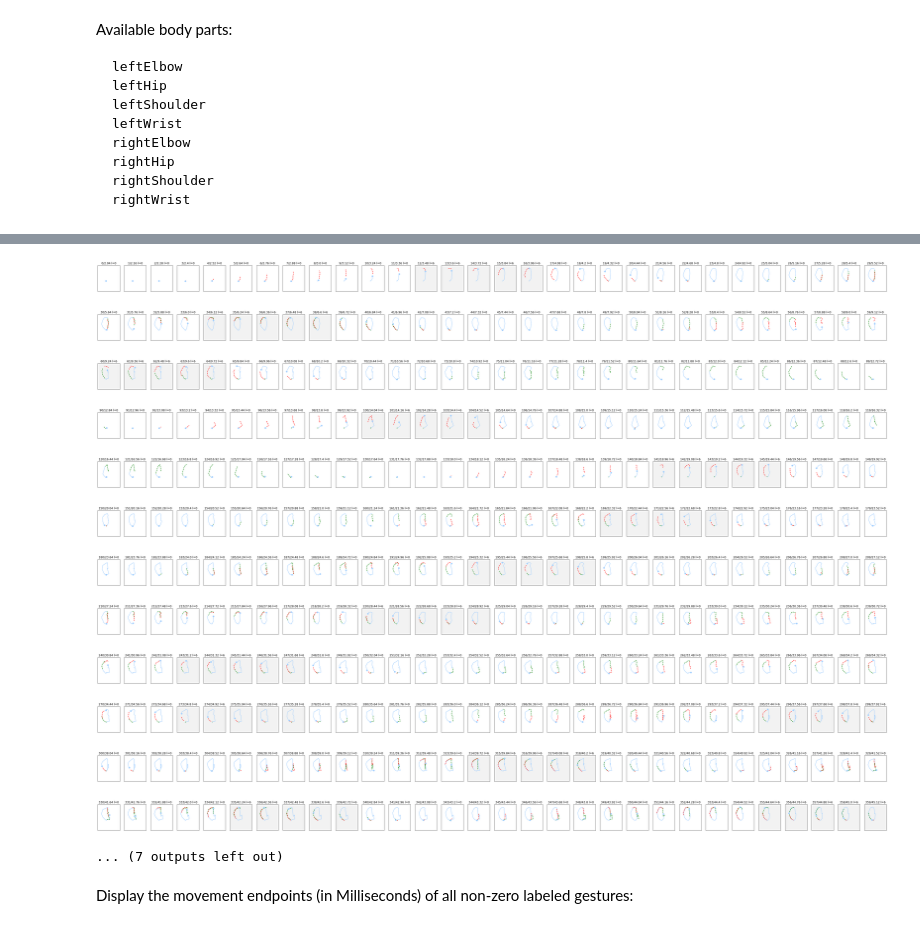
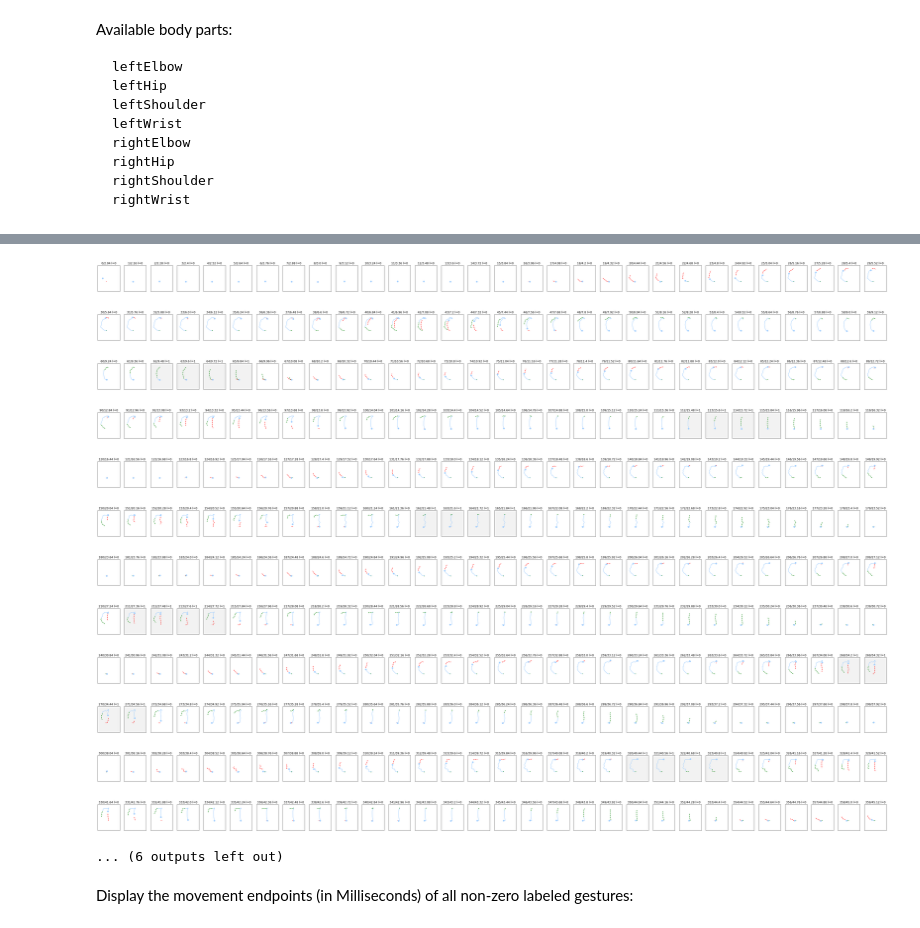
Before and after one commit to chriswegmann/drone_steering, a Jupyter notebook: models/playground/Gesture Visualization.ipynb, the cells around one changed output, grey strips where cells are left out. Cells and saved outputs as stored; diff of their text form; code cells hidden in the pictures.

```diff
--- a/models/playground/Gesture Visualization.ipynb
+++ b/models/playground/Gesture Visualization.ipynb
@@ -23,7 +24,5 @@ de = DataEnsembler(ms_per_frame=120)
 # %%
-de = DataEnsembler(ms_per_frame=120)
-de.investigate_available_datafiles(data_dir='data/gesture/')
 de.load_data()
-de.assemble_data(tolerance_range = 600, max_error = 700)
+de.assemble_data(tolerance_range = 500, max_error = 200)
 de.display_information()
 # %% [output]
@@ -127,20 +142,20 @@ de.combined_data_files_df
 # %%
-file_id = 1
+file_id = 18
 plot_charts(de, file_id=file_id, tail=5, head=5, plots_per_row=30, body_part='leftWrist')
 # %% [output]
 [figure]
 [figure]
 [figure]
 [figure]
 [figure]
 [figure]
 [figure]
 [figure]
 [figure]
 [figure]
-[figure, old version]
+[figure, new version]
-[figure, old version]
+[figure, new version]
-... (7 outputs left out)
+... (6 outputs left out)
 # %% [markdown]
 Display the movement endpoints (in Milliseconds) of all non-zero labeled gestures:
 # %%
```
Also changed, not shown: parts of 5 cells of this notebook, 18 other files.
